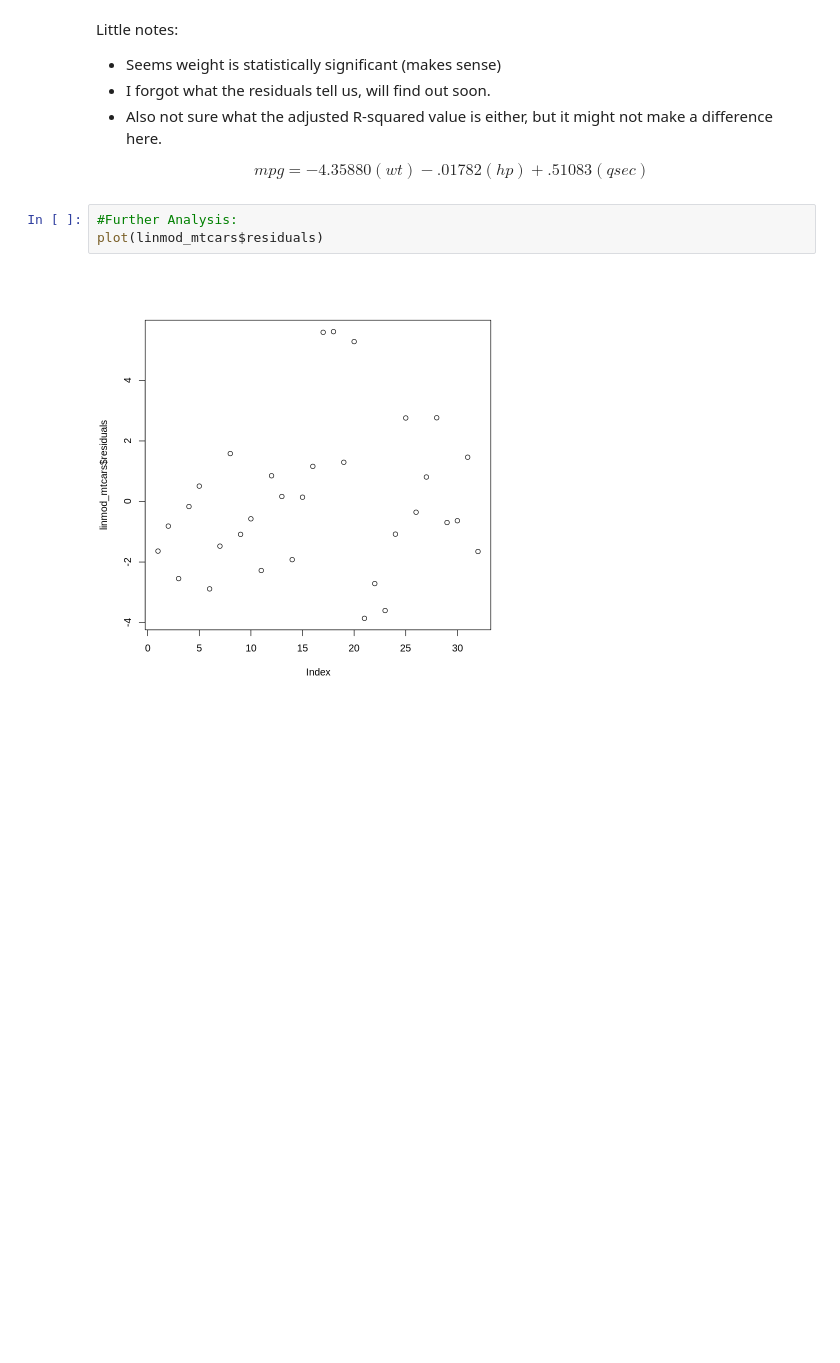
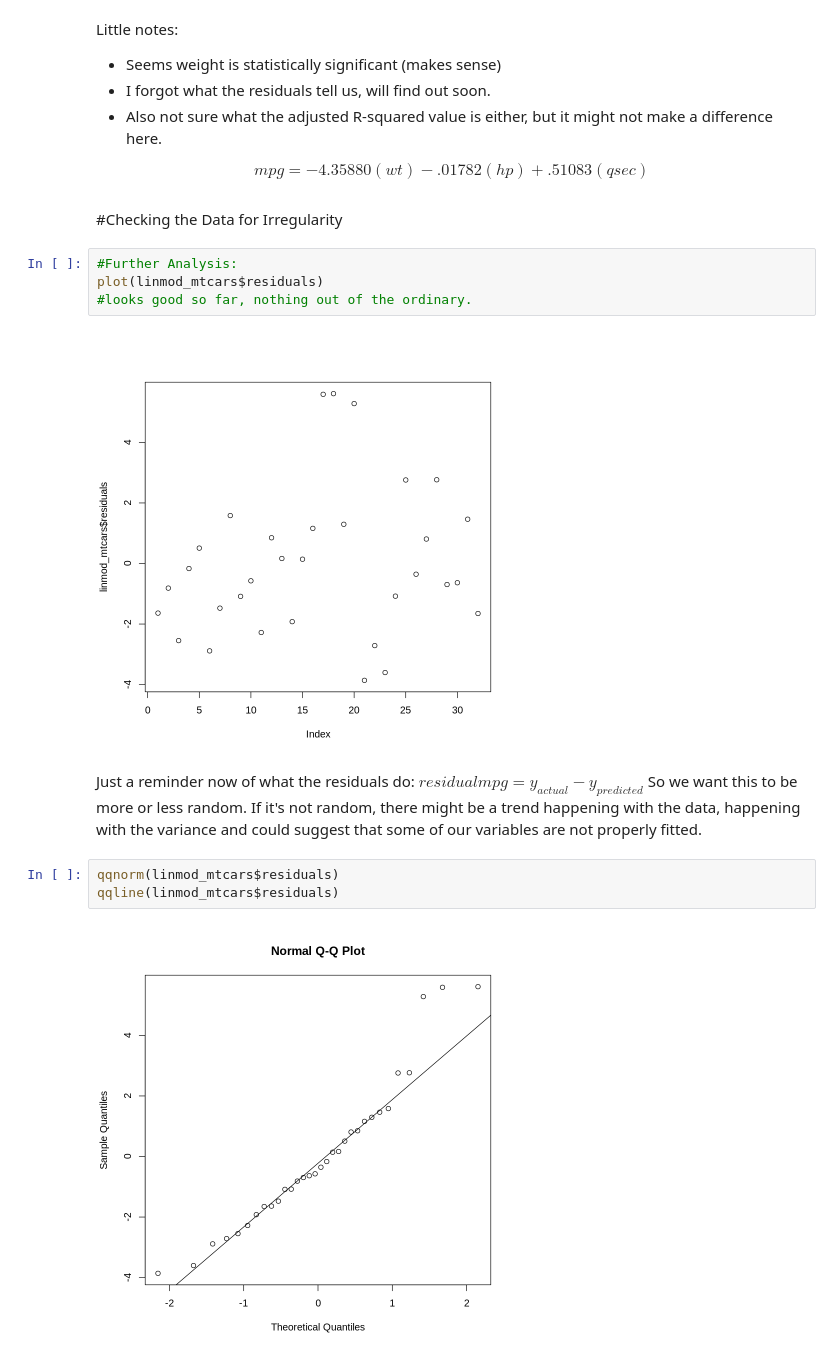
Before and after one commit to jay10440/academics, a Jupyter notebook: M_Statistical_Report_MPG_mtcars.ipynb, the cells around one changed output. Saved outputs shown, nothing was run; the diff lists cells and outputs as text; blank space fills up the shorter version.

```diff
--- a/M_Statistical_Report_MPG_mtcars.ipynb
+++ b/M_Statistical_Report_MPG_mtcars.ipynb
@@ -201,8 +185,20 @@ Little notes:
 - Also not sure what the adjusted R-squared value is either, but it might not make a difference here.
 
 $$mpg = -4.35880(wt) - .01782(hp) +.51083(qsec)$$
+# %% [markdown]
+#Checking the Data for Irregularity
 # %%
 #Further Analysis:
 plot(linmod_mtcars$residuals)
+#looks good so far, nothing out of the ordinary.
 # %% [output]
 [figure]
+# %% [markdown]
+Just a reminder now of what the residuals do:
+$residualmpg = y_{actual}-y_{predicted}$
+So we want this to be more or less random. If it's not random, there might be a trend happening with the data, happening with the variance and could suggest that some of our variables are not properly fitted.
+# %%
+qqnorm(linmod_mtcars$residuals)
+qqline(linmod_mtcars$residuals)
+# %% [output]
+[figure, added]
```
Also changed, not shown: parts of 5 cells of this notebook.
